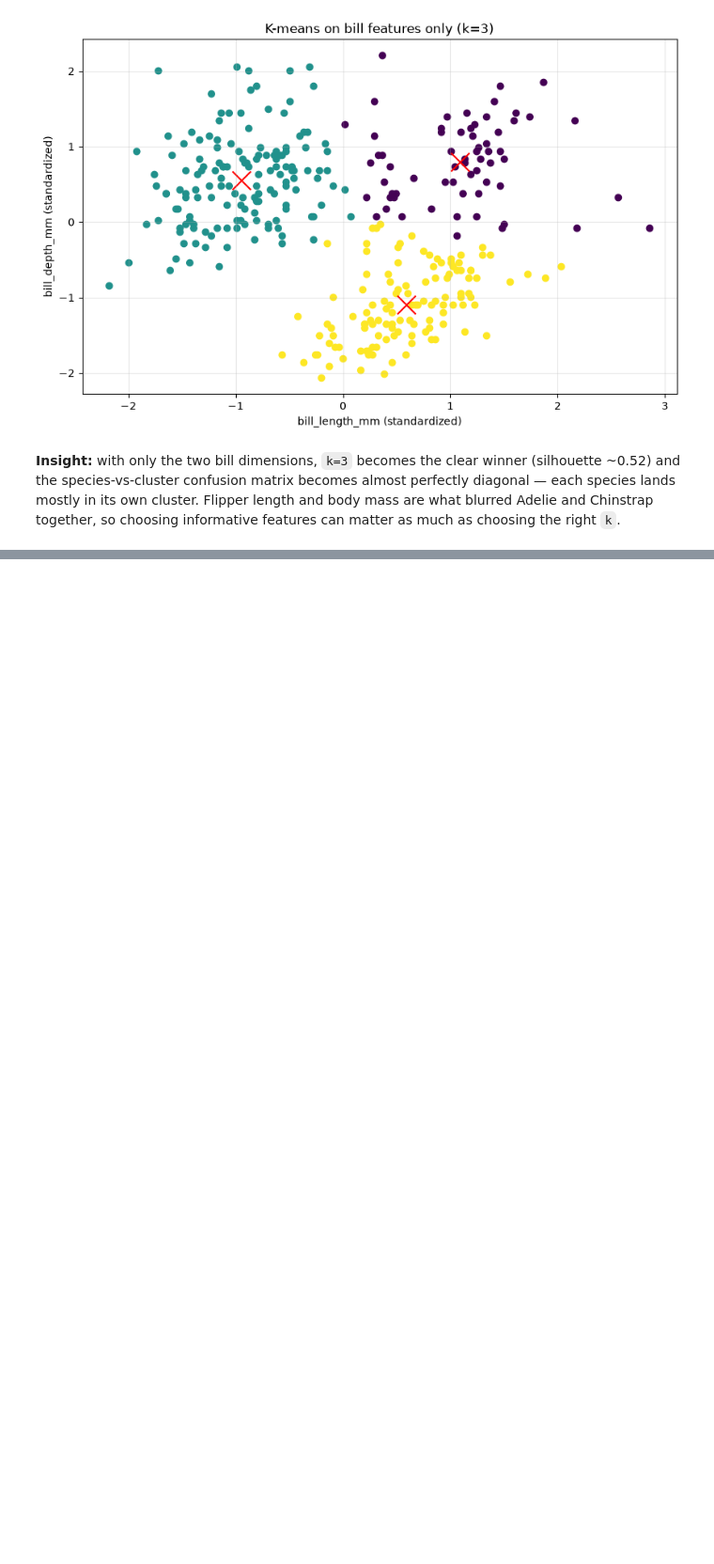
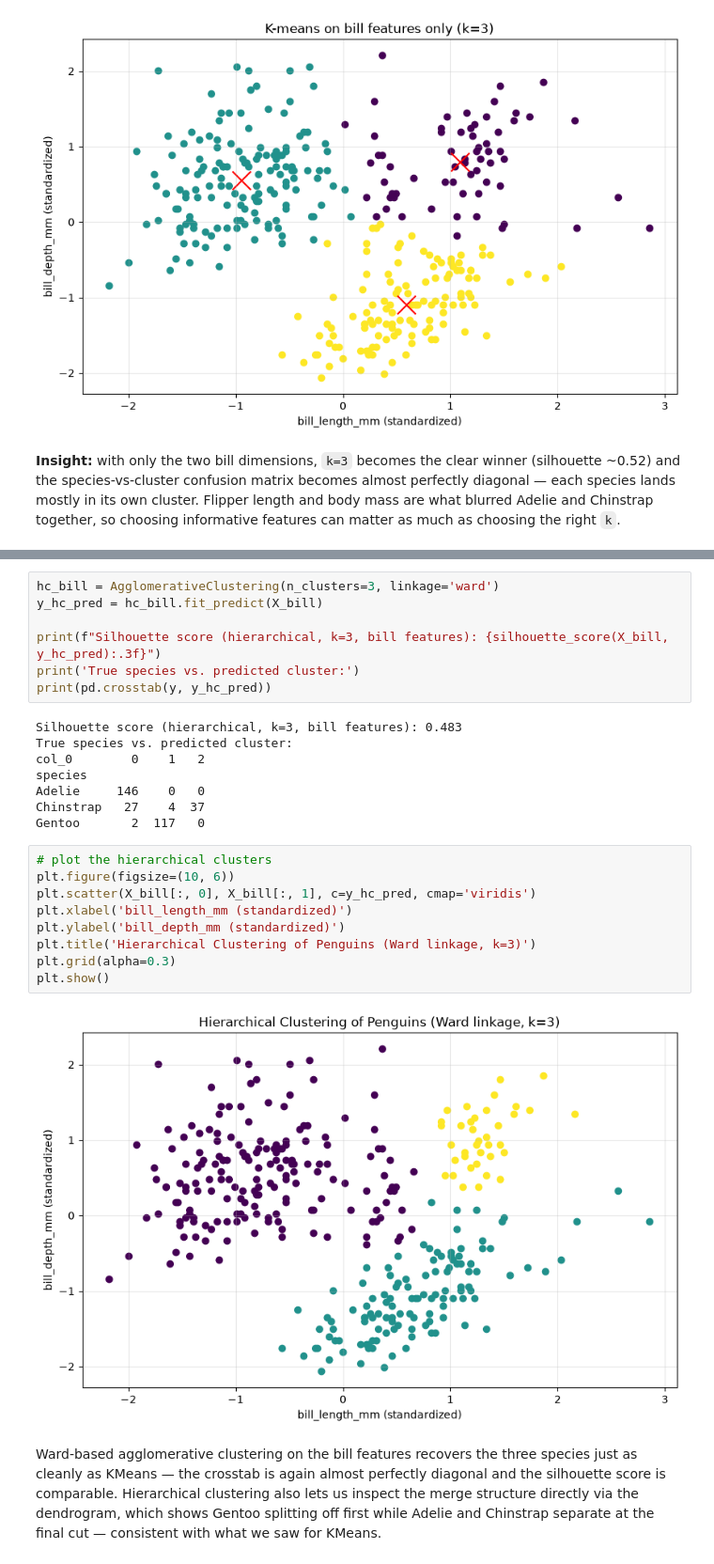
Before and after one commit to WillardDev/Advanced_Machine_Learning, a Jupyter notebook: Penguins_Classfier.ipynb, the cells around one changed output, grey strips where cells are left out. Shown at 94% size. Saved outputs shown, nothing was run; the diff lists cells and outputs as text; blank space fills up the shorter version.

```diff
--- a/Penguins_Classfier.ipynb
+++ b/Penguins_Classfier.ipynb
@@ -205,0 +228,32 @@ choosing the right `k`.
+# %%
+hc_bill = AgglomerativeClustering(n_clusters=3, linkage='ward')
+y_hc_pred = hc_bill.fit_predict(X_bill)
+
+print(f"Silhouette score (hierarchical, k=3, bill features): {silhouette_score(X_bill, y_hc_pred):.3f}")
+print('True species vs. predicted cluster:')
+print(pd.crosstab(y, y_hc_pred))
+# %% [output]
+Silhouette score (hierarchical, k=3, bill features): 0.483
+True species vs. predicted cluster:
+col_0        0    1   2
+species
+Adelie     146    0   0
+Chinstrap   27    4  37
+Gentoo       2  117   0
+# %%
+# plot the hierarchical clusters
+plt.figure(figsize=(10, 6))
+plt.scatter(X_bill[:, 0], X_bill[:, 1], c=y_hc_pred, cmap='viridis')
+plt.xlabel('bill_length_mm (standardized)')
+plt.ylabel('bill_depth_mm (standardized)')
+plt.title('Hierarchical Clustering of Penguins (Ward linkage, k=3)')
+plt.grid(alpha=0.3)
+plt.show()
+# %% [output]
+[figure, added]
+# %% [markdown]
+Ward-based agglomerative clustering on the bill features recovers the three
+species just as cleanly as KMeans — the crosstab is again almost perfectly diagonal and
+the silhouette score is comparable. Hierarchical clustering also lets us inspect the merge
+structure directly via the dendrogram, which shows Gentoo splitting off first while
+Adelie and Chinstrap separate at the final cut — consistent with what we saw for KMeans.
```
Also changed, not shown: parts of 3 cells of this notebook.
